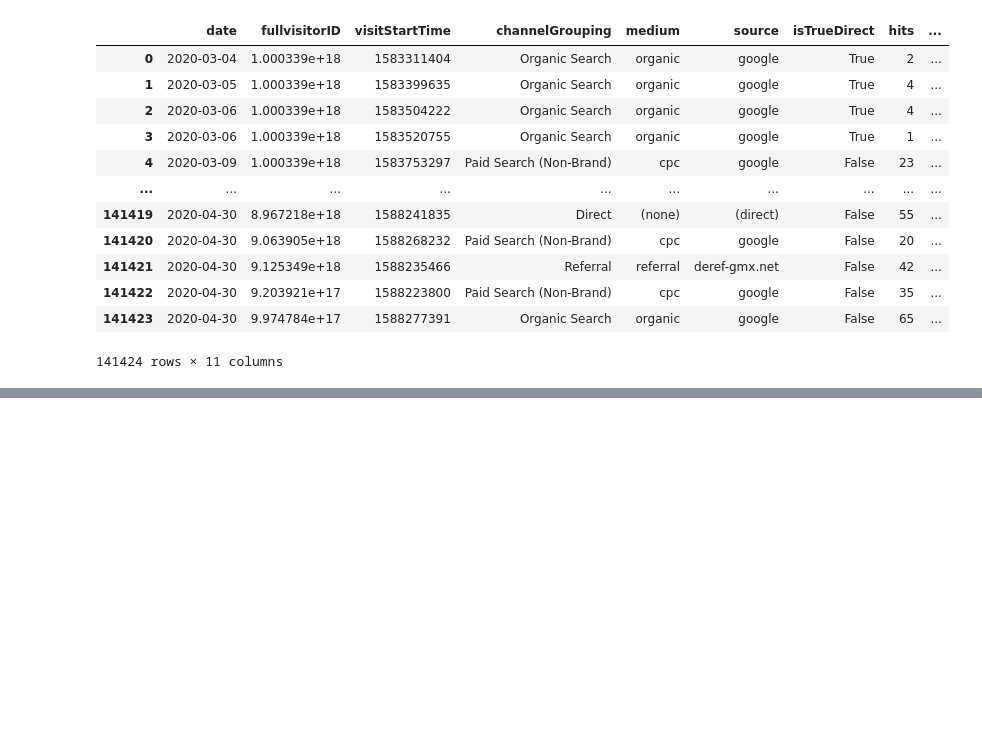
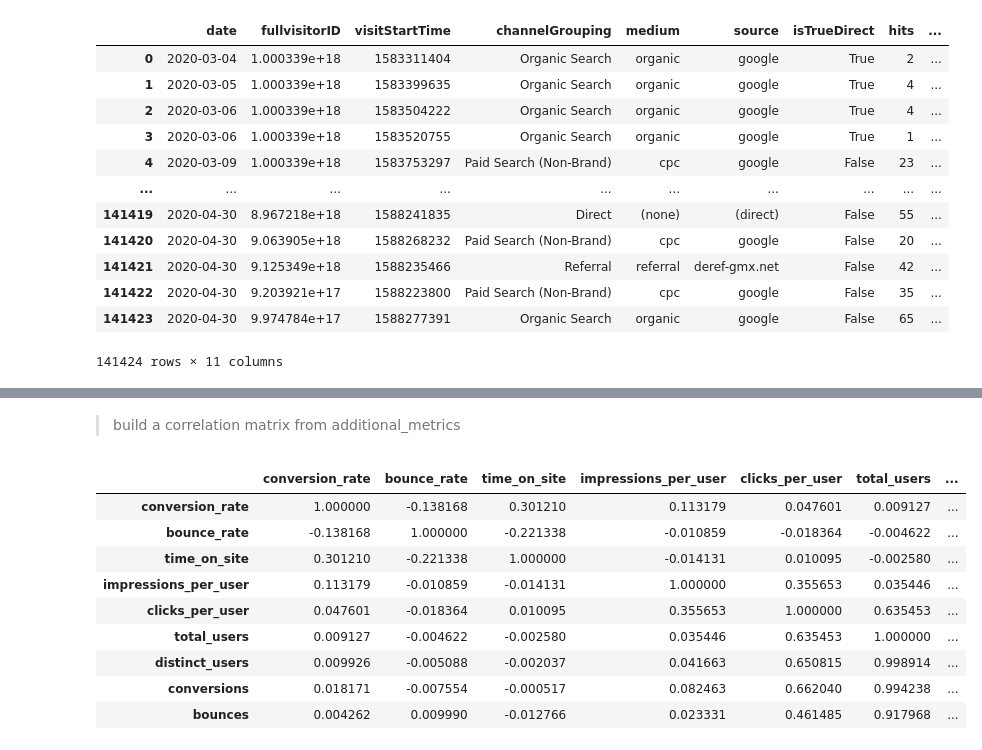
Before and after one commit to camiladwa/case_study, a Jupyter notebook: deepnote/sc24/sc24 - Improving marketing effectiveness.ipynb, the cells around one changed output, grey strips where cells are left out. Cells and saved outputs as stored; diff of their text form; code cells hidden in the pictures; blank space fills up the shorter version.

```diff
--- a/deepnote/sc24/sc24 - Improving marketing effectiveness.ipynb
+++ b/deepnote/sc24/sc24 - Improving marketing effectiveness.ipynb
@@ -131,0 +246,15 @@ DeepnoteChart(df_3, """{"layer":[{"layer":[{"mark":{"clip":true,"type":"trail","
+# %% [markdown]
+> build a correlation matrix from additional_metrics
+# %%
+corr
+# %% [output]
+|  | conversion_rate | bounce_rate | time_on_site | impressions_per_user | clicks_per_user | total_users | ... |
+| conversion_rate | 1.000000 | -0.138168 | 0.301210 | 0.113179 | 0.047601 | 0.009127 | ... |
+| bounce_rate | -0.138168 | 1.000000 | -0.221338 | -0.010859 | -0.018364 | -0.004622 | ... |
+| time_on_site | 0.301210 | -0.221338 | 1.000000 | -0.014131 | 0.010095 | -0.002580 | ... |
+| impressions_per_user | 0.113179 | -0.010859 | -0.014131 | 1.000000 | 0.355653 | 0.035446 | ... |
+| clicks_per_user | 0.047601 | -0.018364 | 0.010095 | 0.355653 | 1.000000 | 0.635453 | ... |
+| total_users | 0.009127 | -0.004622 | -0.002580 | 0.035446 | 0.635453 | 1.000000 | ... |
+| distinct_users | 0.009926 | -0.005088 | -0.002037 | 0.041663 | 0.650815 | 0.998914 | ... |
+| conversions | 0.018171 | -0.007554 | -0.000517 | 0.082463 | 0.662040 | 0.994238 | ... |
+| bounces | 0.004262 | 0.009990 | -0.012766 | 0.023331 | 0.461485 | 0.917968 | ... |
```
Also changed, not shown: parts of 39 cells of this notebook.
